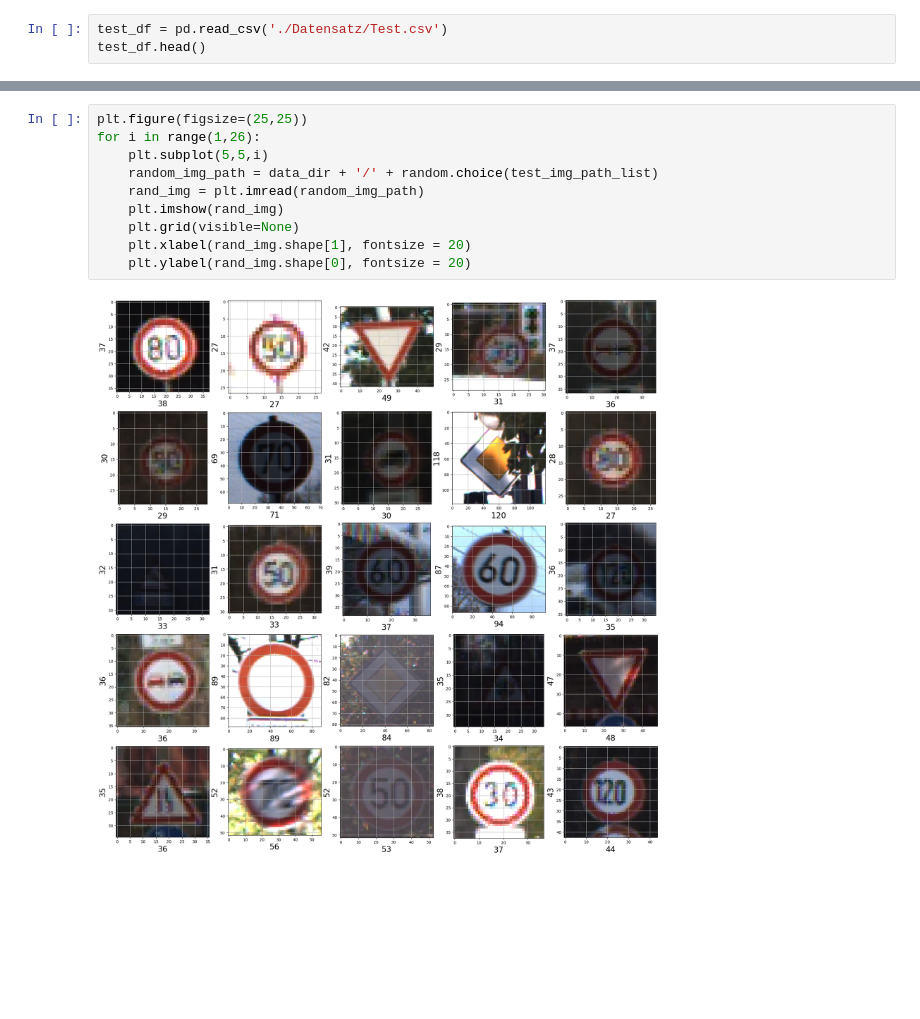
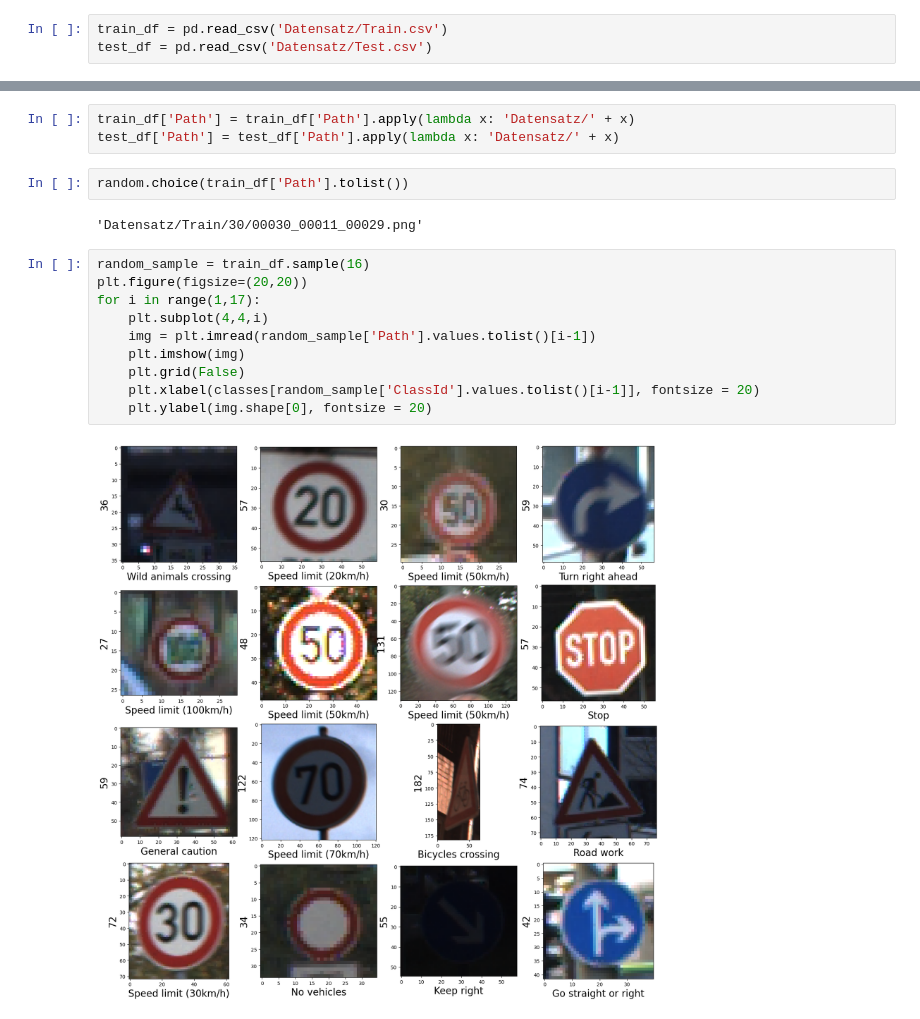
Before and after one commit to Nenyal/Traffic-Sign-Classification-CNN, a Jupyter notebook: main.ipynb, the cells around one changed output, grey strips where cells are left out. Cells and saved outputs as stored; diff of their text form; blank space fills up the shorter version.

Commit message:
cnn, plots, rename

```diff
--- a/main.ipynb
+++ b/main.ipynb
@@ -79,3 +58,3 @@ plt.show()
 # %%
-test_df = pd.read_csv('./Datensatz/Test.csv')
-test_df.head()
+train_df = pd.read_csv('Datensatz/Train.csv')
+test_df = pd.read_csv('Datensatz/Test.csv')
@@ -91,12 +79,19 @@ test_img_path_list = test_df["Path"].values.tolist()
+# %%
+train_df['Path'] = train_df['Path'].apply(lambda x: 'Datensatz/' + x)
+test_df['Path'] = test_df['Path'].apply(lambda x: 'Datensatz/' + x)
+# %%
+random.choice(train_df['Path'].tolist())
+# %% [output]
+'Datensatz/Train/30/00030_00011_00029.png'
 # %%
-plt.figure(figsize=(25,25))
-for i in range(1,26):
-    plt.subplot(5,5,i)
-    random_img_path = data_dir + '/' + random.choice(test_img_path_list)
-    rand_img = plt.imread(random_img_path)
-    plt.imshow(rand_img)
-    plt.grid(visible=None)
-    plt.xlabel(rand_img.shape[1], fontsize = 20)
-    plt.ylabel(rand_img.shape[0], fontsize = 20)
+random_sample = train_df.sample(16)
+plt.figure(figsize=(20,20))
+for i in range(1,17):
+    plt.subplot(4,4,i)
+    img = plt.imread(random_sample['Path'].values.tolist()[i-1])
+    plt.imshow(img)
+    plt.grid(False)
+    plt.xlabel(classes[random_sample['ClassId'].values.tolist()[i-1]], fontsize = 20)
+    plt.ylabel(img.shape[0], fontsize = 20)
 # %% [output]
-[figure, old version]
+[figure, new version]
```
Also changed, not shown: parts of 23 cells of this notebook, 3 other files.
